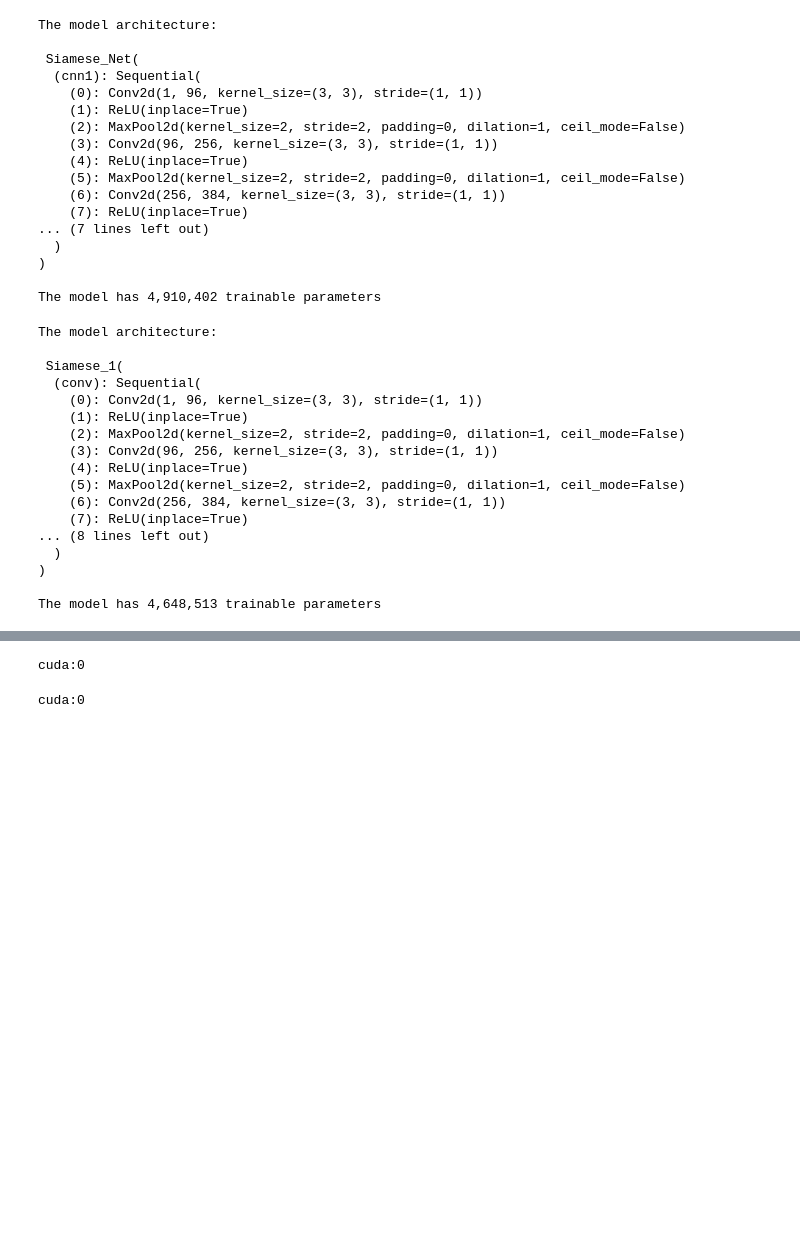
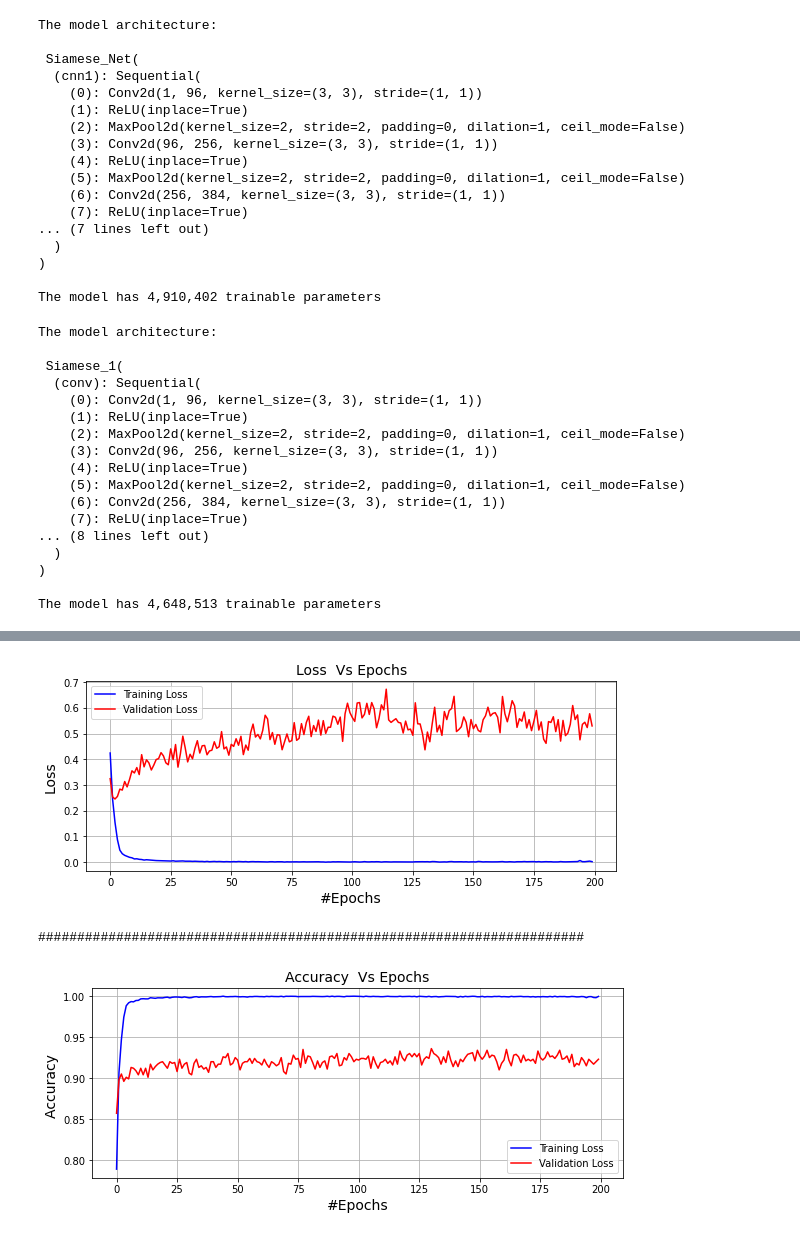
Before and after one commit to a-moharil/2AMM10-Group7, a Jupyter notebook: Assignment_BCE_Fully_Trained.ipynb, the cells around one changed output, grey strips where cells are left out. Cells and saved outputs as stored; diff of their text form; code cells hidden in the pictures; blank space fills up the shorter version.

Commit message:
Fully Trained with performance evaluation

```diff
--- a/Assignment_BCE_Fully_Trained.ipynb
+++ b/Assignment_BCE_Fully_Trained.ipynb
@@ -449,10 +390,10 @@ def train(model, train_loader, val_loader, criterion, num_epochs, save_name):
             .format(epoch+1, num_epochs, avg_train_loss, avg_val_loss, avg_train_acc ,avg_val_acc ))
         if avg_val_loss < best_val_loss:
             best_val_loss = avg_val_loss
-            save_model_checkpoint(save_name, model, optimizer, best_val_loss)
+            save_model_checkpoint(save_name, model, optimizer, best_val_loss, avg_val_acc, avg_train_acc, avg_train_loss )
 
     print("Finished Training")
-    return train_losses, val_losses
+    return train_losses, val_losses, train_acc, val_acc
 # %%
 # actual training
 import torch.optim as optim
@@ -465,6 +406,7 @@ num_epochs = 200
 save_name = f'SiameseNet_BCE_w_acc.pt'
 criterion = BCELoss()
 
-obtained_train_loss, obtained_val_loss = train(SiameseNet1, train_loader, test_loader, criterion, num_epochs, save_name)
+obtained_train_loss, obtained_val_loss, obtained_train_acc, obtained_val_acc = train(SiameseNet1,
+                                                      train_loader, test_loader, criterion, num_epochs, save_name)
 # %% [output]
 Starting epoch 1
@@ -486,11 +428,40 @@ Epoch [200/200],Train Loss: 0.0013, Valid Loss: 0.58284153, Train Acc : 0.9999,
 Finished Training
-# %%
-print(device)
-# %% [output]
-cuda:0
 # %%
 ## Evaluation ##
-# %%
-print(device)
-# %% [output]
-cuda:0
+# %%
+def convert_list_of_tensors(list_input):
+  converted_tensor_list = []
+  for tensor in list_input:
+    converted_tensor_list.append(tensor.to('cpu'))
+  return converted_tensor_list
+
+obtained_train_acc = convert_list_of_tensors(obtained_train_acc)
+obtained_val_acc = convert_list_of_tensors(obtained_val_acc)
+# %%
+fig = plt.gcf()
+fig.set_size_inches(9.5, 3.5)
+plt.plot(range(0,200),obtained_train_loss, label = "Training Loss", color = "blue")
+plt.plot(range(0,200),obtained_val_loss, label = "Validation Loss", color = "red")
+plt.title('Loss  Vs Epochs', fontsize=14)
+plt.xlabel('#Epochs', fontsize=14)
+plt.ylabel('Loss ', fontsize=14)
+plt.grid(True)
+plt.legend()
+plt.show()
+fig.savefig('Loss.png')
+fig = plt.gcf()
+print("######################################################################")
+fig.set_size_inches(9.5, 3.5)
+plt.plot(range(0,200),obtained_train_acc, label = "Training Loss", color = "blue")
+plt.plot(range(0,200),obtained_val_acc, label = "Validation Loss", color = "red")
+plt.title('Accuracy  Vs Epochs', fontsize=14)
+plt.xlabel('#Epochs', fontsize=14)
+plt.ylabel('Accuracy ', fontsize=14)
+plt.grid(True)
+plt.legend()
+plt.show()
+fig.savefig('Accuracy.png')
+# %% [output]
+[figure, added]
+######################################################################
+[figure, added]
```
Also changed, not shown: parts of 9 cells of this notebook, 4 other files.
